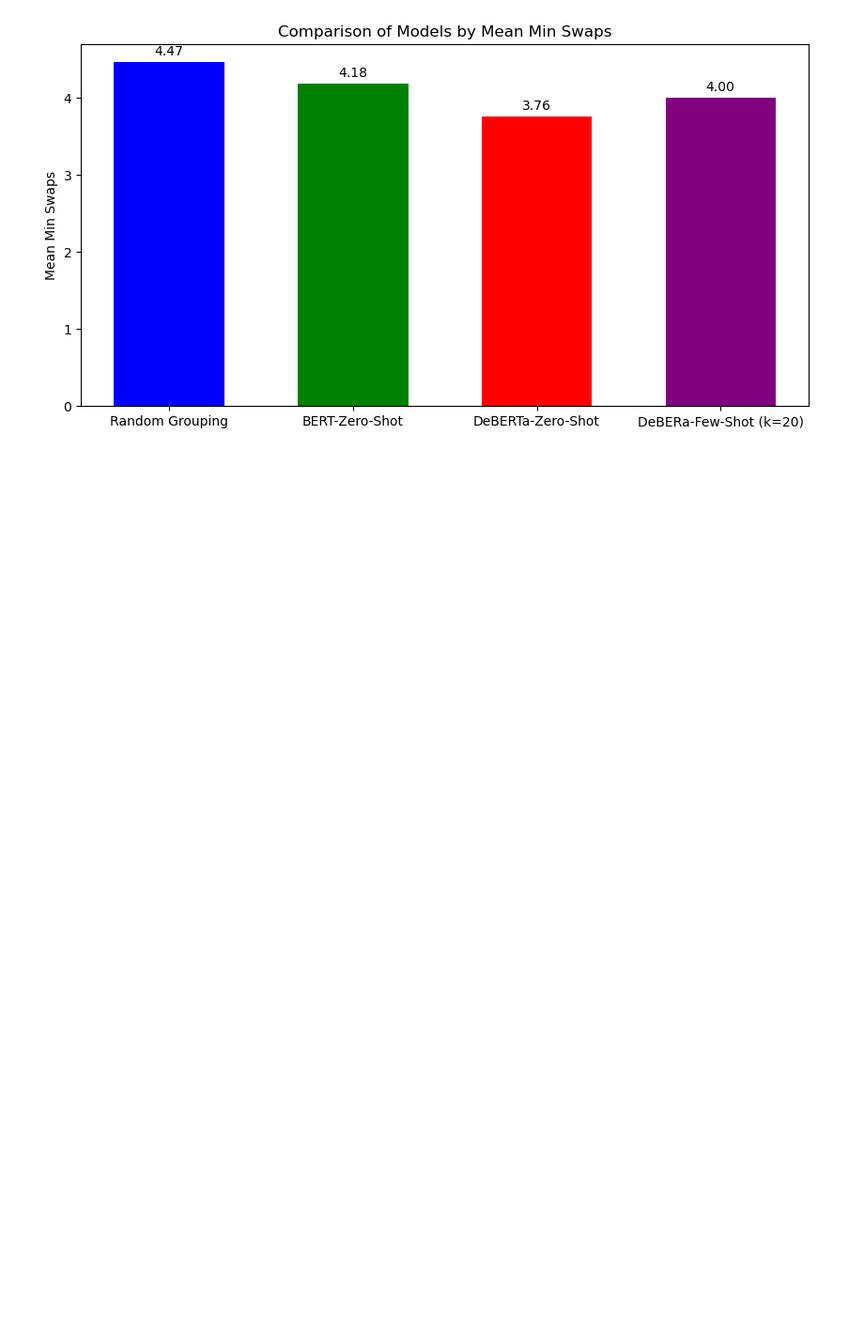
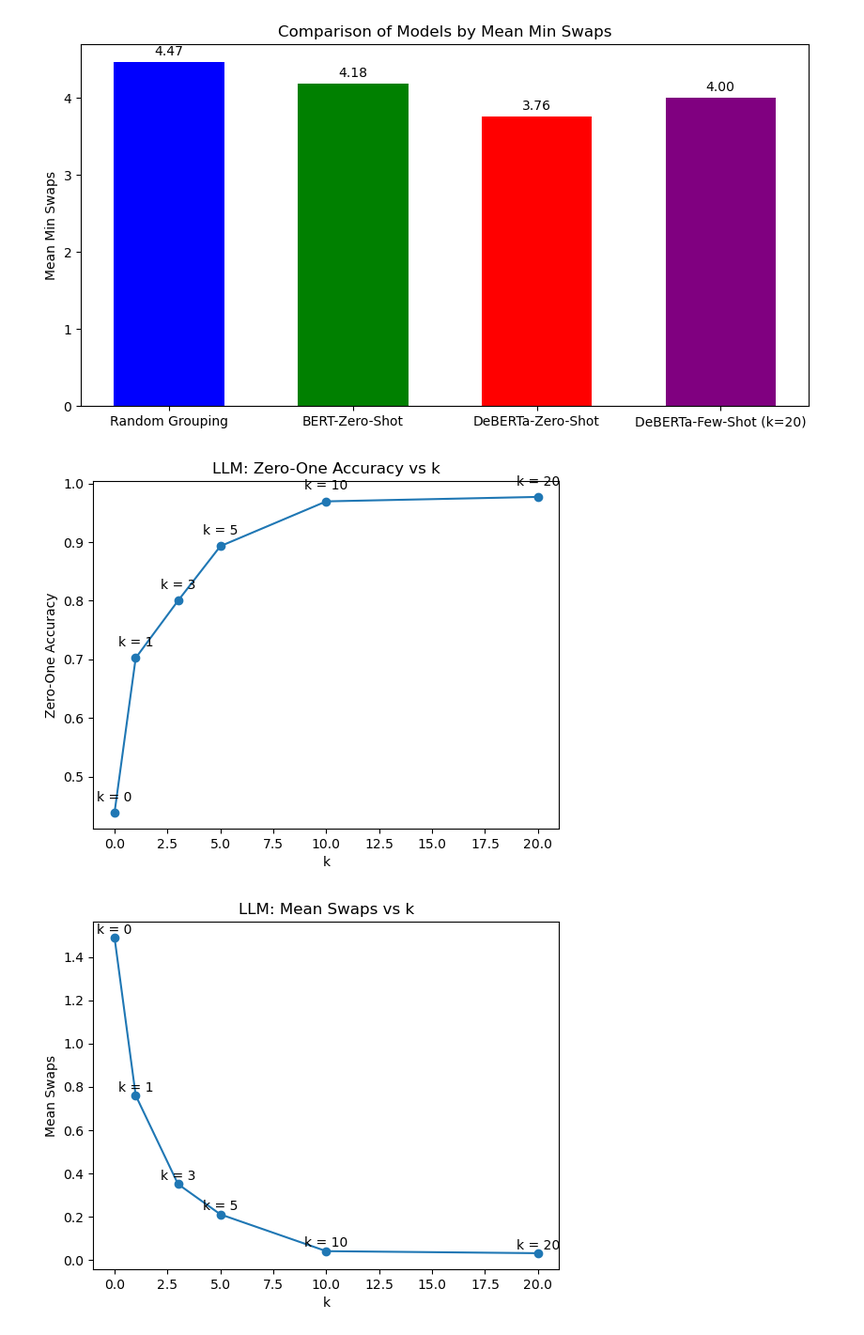
Before and after one commit to Kunritty/connections-solver, a Jupyter notebook: Visualizations.ipynb, the cells around one changed output. Shown at 94% size. Saved outputs shown, nothing was run; the diff lists cells and outputs as text; code cells hidden in the pictures; blank space fills up the shorter version.

Commit message:
Added LLM-few-shot graphs

```diff
--- a/Visualizations.ipynb
+++ b/Visualizations.ipynb
@@ -27,3 +28,28 @@ ax.set_title("Comparison of Models by Mean Min Swaps")
 plt.show()
 # %% [output]
 [figure]
+# %%
+df_results = pd.read_csv("reports/LLM_few_shot_results.csv")
+
+plt.figure()
+plt.plot(df_results["k"], df_results["zero_one_accuracy"], marker="o")
+
+for x, y in zip(df_results["k"], df_results["zero_one_accuracy"]):
+    plt.text(x, y + 0.02, f"k = {x}", ha="center")
+plt.xlabel("k")
+plt.ylabel("Zero-One Accuracy")
+plt.title("LLM: Zero-One Accuracy vs k")
+plt.show()
+
+plt.figure()
+plt.plot(df_results["k"], df_results["mean_swaps"], marker="o")
+
+for x, y in zip(df_results["k"], df_results["mean_swaps"]):
+    plt.text(x, y + 0.02, f"k = {x}", ha="center")
+plt.xlabel("k")
+plt.ylabel("Mean Swaps")
+plt.title("LLM: Mean Swaps vs k")
+plt.show()
+# %% [output]
+[figure, added]
+[figure, added]
```
Also changed, not shown: parts of 1 cell of this notebook, 3 other files.
